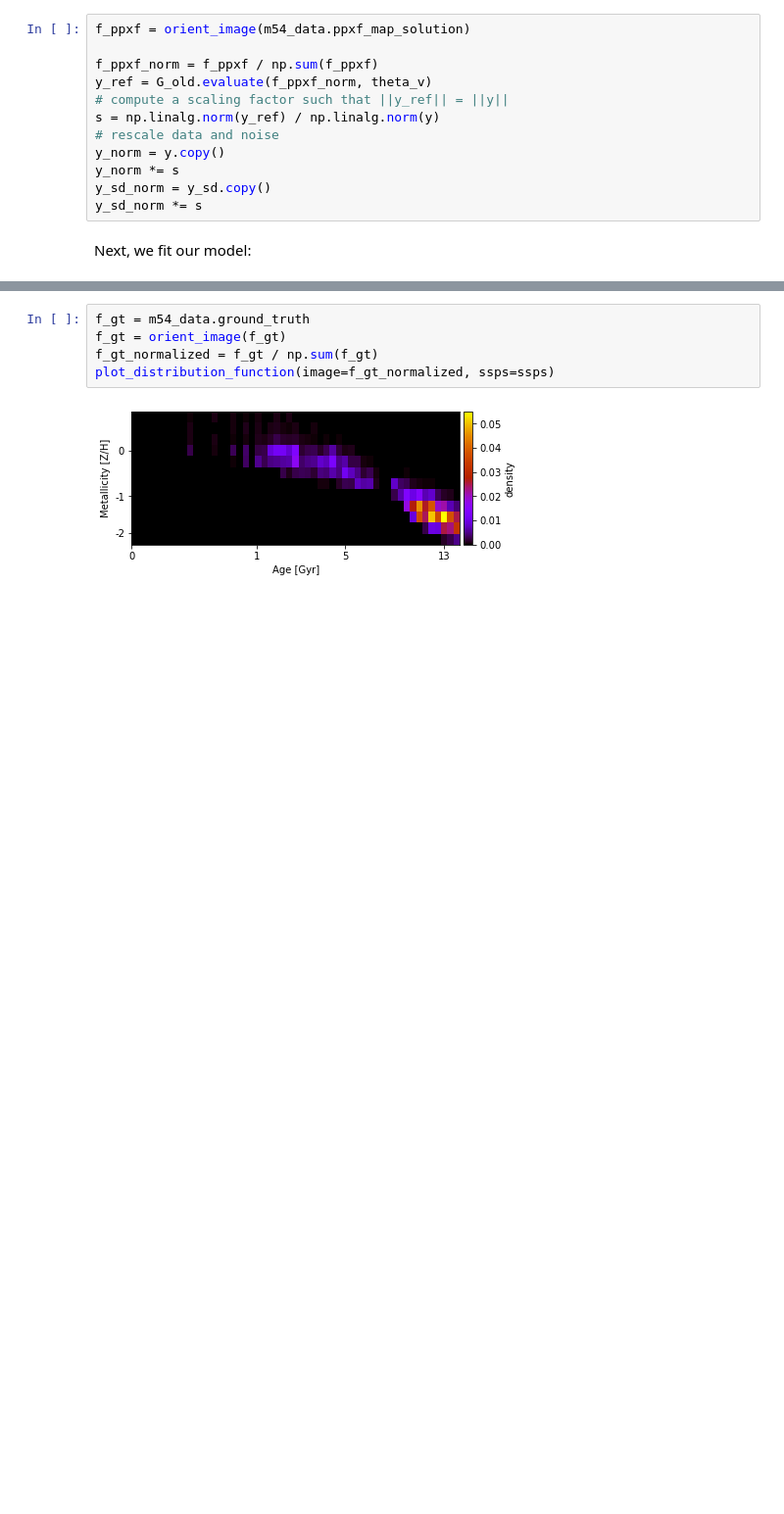
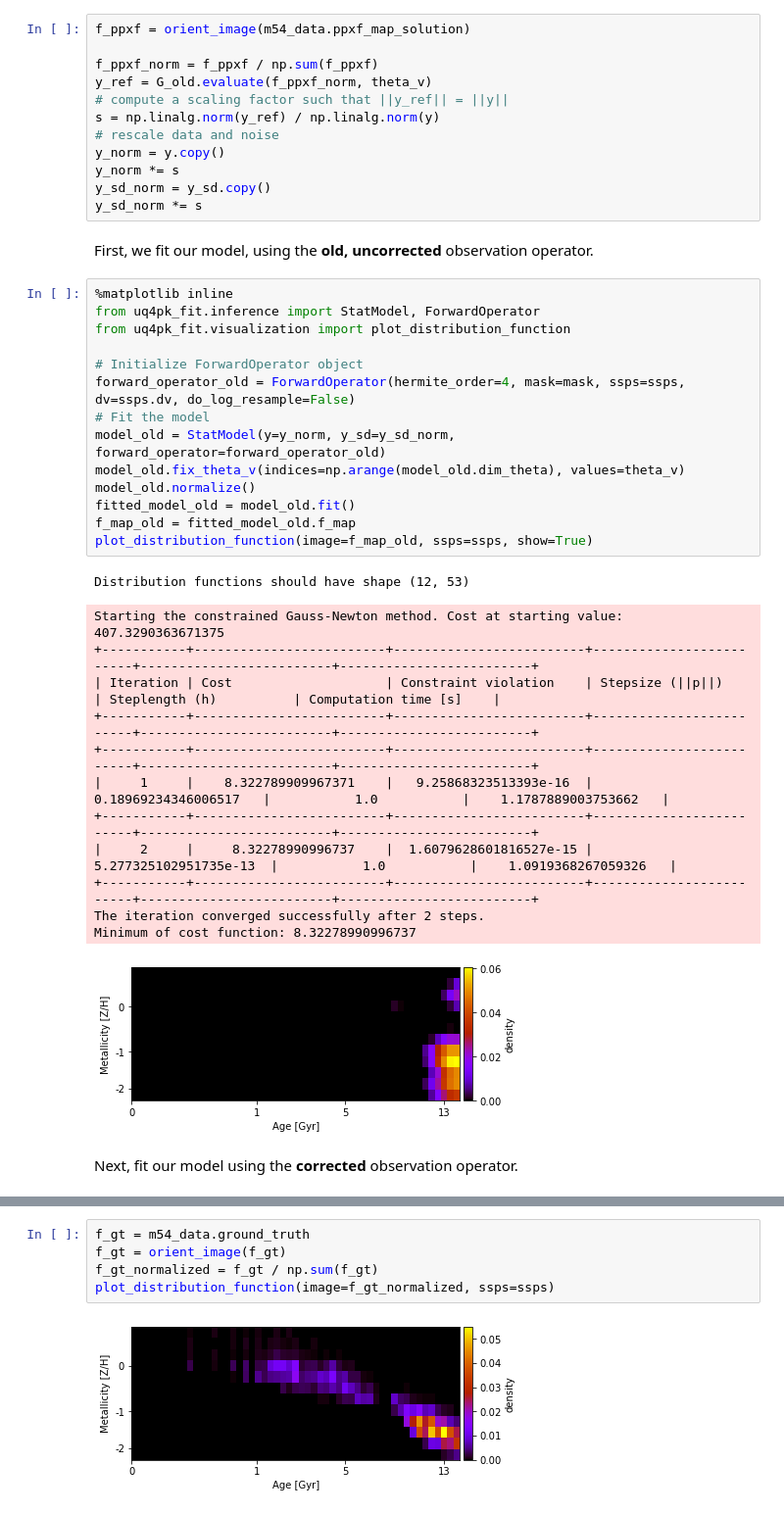
Before and after one commit to prashjet/uq4pk, a Jupyter notebook: notebooks/M54_data.ipynb, the cells around one changed output, grey strips where cells are left out. Shown: that part at 98% size. Cells and saved outputs as stored; diff of their text form; blank space fills up the shorter version.

```diff
--- a/notebooks/M54_data.ipynb
+++ b/notebooks/M54_data.ipynb
@@ -317,6 +315,36 @@ y_norm = y.copy()
 y_norm *= s
 y_sd_norm = y_sd.copy()
 y_sd_norm *= s
+# %% [markdown]
+First, we fit our model, using the **old, uncorrected** observation operator.
+# %%
+%matplotlib inline
+from uq4pk_fit.inference import StatModel, ForwardOperator
+from uq4pk_fit.visualization import plot_distribution_function
+
+# Initialize ForwardOperator object
+forward_operator_old = ForwardOperator(hermite_order=4, mask=mask, ssps=ssps, dv=ssps.dv, do_log_resample=False)
+# Fit the model
+model_old = StatModel(y=y_norm, y_sd=y_sd_norm, forward_operator=forward_operator_old)
+model_old.fix_theta_v(indices=np.arange(model_old.dim_theta), values=theta_v)
+model_old.normalize()
+fitted_model_old = model_old.fit()
+f_map_old = fitted_model_old.f_map
+plot_distribution_function(image=f_map_old, ssps=ssps, show=True)
+# %% [output]
+Distribution functions should have shape (12, 53)
+Starting the constrained Gauss-Newton method. Cost at starting value: 407.3290363671375
++-----------+-------------------------+-------------------------+-------------------------+-------------------------+-------------------------+
+| Iteration | Cost                    | Constraint violation    | Stepsize (||p||)        | Steplength (h)          | Computation time [s]    |
++-----------+-------------------------+-------------------------+-------------------------+-------------------------+-------------------------+
++-----------+-------------------------+-------------------------+-------------------------+-------------------------+-------------------------+
+|     1     |    8.322789909967371    |   9.25868323513393e-16  |   0.18969234346006517   |           1.0           |    1.1787889003753662   |
++-----------+-------------------------+-------------------------+-------------------------+-------------------------+-------------------------+
+|     2     |     8.32278990996737    |  1.6079628601816527e-15 |  5.277325102951735e-13  |           1.0           |    1.0919368267059326   |
++-----------+-------------------------+-------------------------+-------------------------+-------------------------+-------------------------+
+The iteration converged successfully after 2 steps.
+Minimum of cost function: 8.32278990996737
+[figure, added]
 # %% [markdown]
-Next, we fit our model:
+Next, fit our model using the **corrected** observation operator.
 # %%
```
Also changed, not shown: parts of 30 cells of this notebook.
